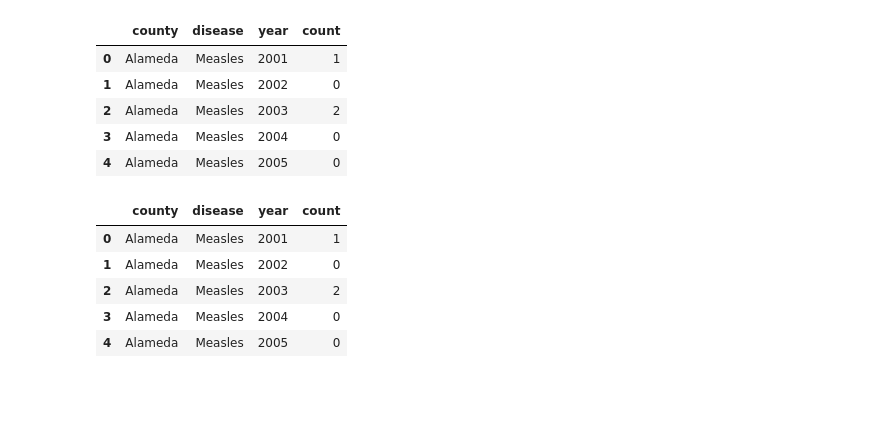
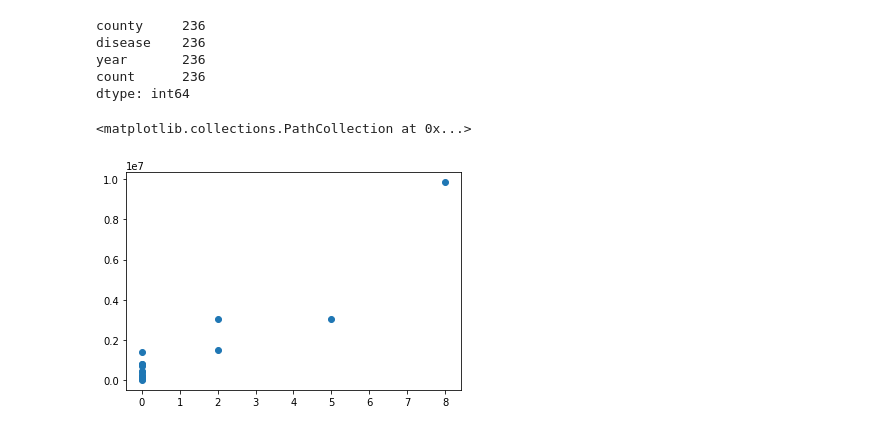
Before and after one commit to GCutaiar/group-project1, a Jupyter notebook: Resource/project1_read_csv_clay.ipynb, the cells around one changed output. Cells and saved outputs as stored; diff of their text form; code cells hidden in the pictures; blank space fills up the shorter version.

Commit message:
munging data to fit plots

```diff
--- a/Resource/project1_read_csv_clay.ipynb
+++ b/Resource/project1_read_csv_clay.ipynb
@@ -11,6 +11,12 @@ vaccine_data_to_load = "vaccine-preventable-disease-cases-by-county-and-year-2.c
 #Read the Mouse and Drug Data and the Clinical Trial Data
 Vax_Data = pd.read_csv("vaccine-preventable-disease-cases-by-county-and-year-2.csv")
 print(Vax_Data.iloc[:,1].unique())
+file = 'Population_Data.csv'
+pop_read = pd.read_csv(file)
+pop_read
+pop_years = pop_read.drop(['2018'], axis = 1)
+pop_years_3 = pop_years.set_index("County")
+pop_years_3
 # %% [output]
 ['Alameda' 'Alpine' 'Amador' 'Butte' 'Calaveras' 'California' 'Colusa'
  'Contra Costa' 'Del Norte' 'El Dorado' 'Fresno' 'Glenn' 'Humboldt'
@@ -66,18 +107,29 @@ array(['Alameda', 'El Dorado', 'Kern', 'Los Angeles', 'Merced', 'Napa',
 # %%
-dd_complete_4.head()
+dd_complete_4.count()
 # %% [output]
-|  | county | disease | year | count |
-| 0 | Alameda | Measles | 2001 | 1 |
-| 1 | Alameda | Measles | 2002 | 0 |
-| 2 | Alameda | Measles | 2003 | 2 |
-| 3 | Alameda | Measles | 2004 | 0 |
-| 4 | Alameda | Measles | 2005 | 0 |
+county     236
+disease    236
+year       236
+count      236
+dtype: int64
-# %%
-dd_complete_15.head()
-# %% [output]
-|  | county | disease | year | count |
-| 0 | Alameda | Measles | 2001 | 1 |
-| 1 | Alameda | Measles | 2002 | 0 |
-| 2 | Alameda | Measles | 2003 | 2 |
-| 3 | Alameda | Measles | 2004 | 0 |
-| 4 | Alameda | Measles | 2005 | 0 |
+# %%
+
+dd_years_09 = dd_complete_15[dd_complete_15["year"]== 2009]
+dd_years_10 = dd_complete_15[dd_complete_15["year"]== 2010]
+dd_years_11 = dd_complete_15[dd_complete_15["year"]== 2011]
+dd_years_12 = dd_complete_15[dd_complete_15["year"]== 2012]
+dd_years_13 = dd_complete_15[dd_complete_15["year"]== 2003]
+dd_years_14 = dd_complete_15[dd_complete_15["year"]== 2014]
+dd_years_15 = dd_complete_15[dd_complete_15["year"]== 2015]
+dd_years_16 = dd_complete_15[dd_complete_15["year"]== 2016]
+dd_years_17 = dd_complete_15[dd_complete_15["year"]== 2017]
+
+#2009 and 2013 only have 45 data points per column, all the other years have 60
+#dd_measles_09 = dd_years_09[dd_years_09["disease"]== "Measles"]
+dd_measles_10 = dd_years_10[dd_years_10["disease"]== "Measles"]
+# %%
+#plt.scatter(pop_years_3.iloc[1,:], dd_measles_09.iloc[:,3])
+plt.scatter(pop_years_3.iloc[:,0], dd_measles_10.iloc[:,3])
+# %% [output]
+<matplotlib.collections.PathCollection at 0x...>
+[figure, added]
```
Also changed, not shown: parts of 3 cells of this notebook.
